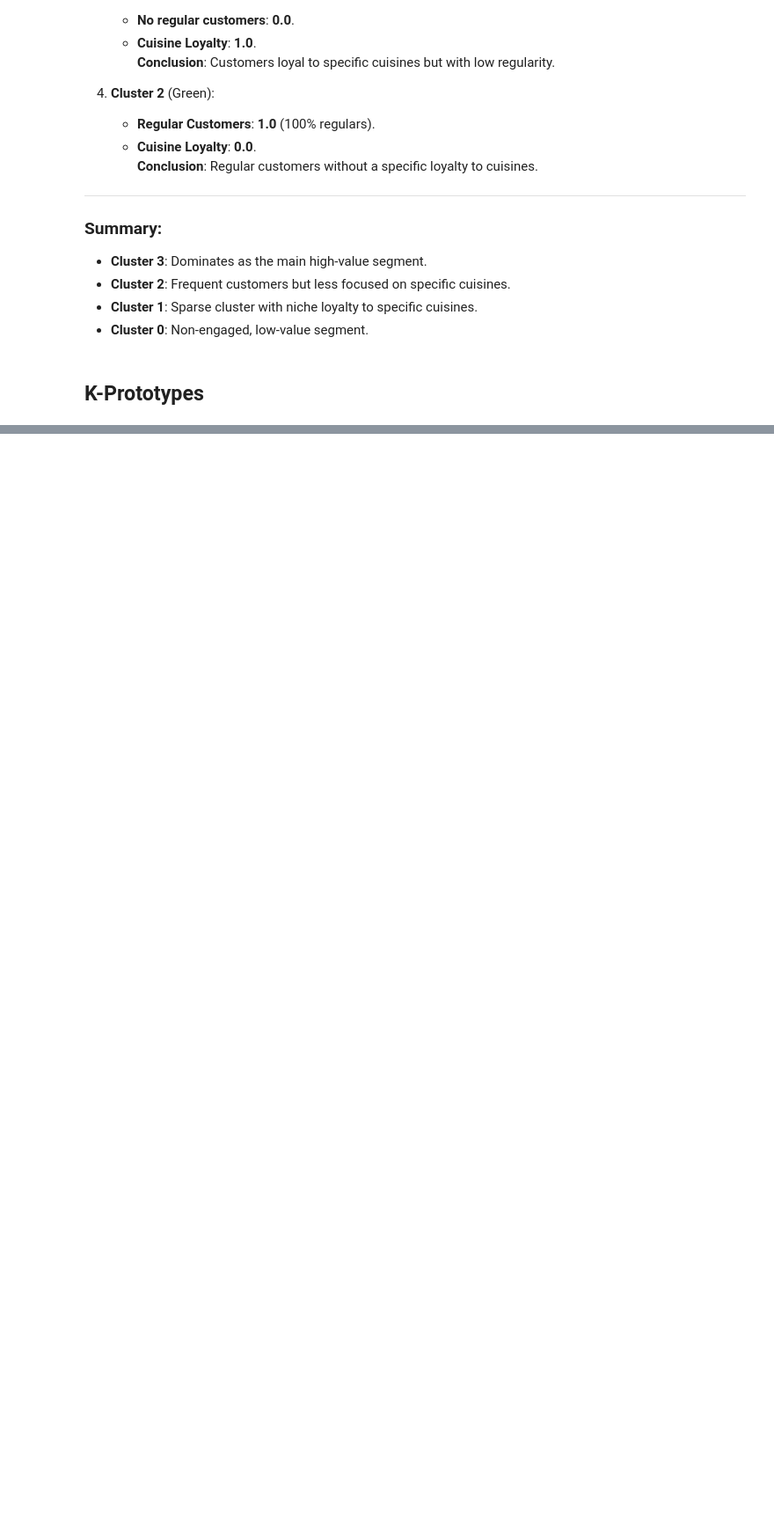
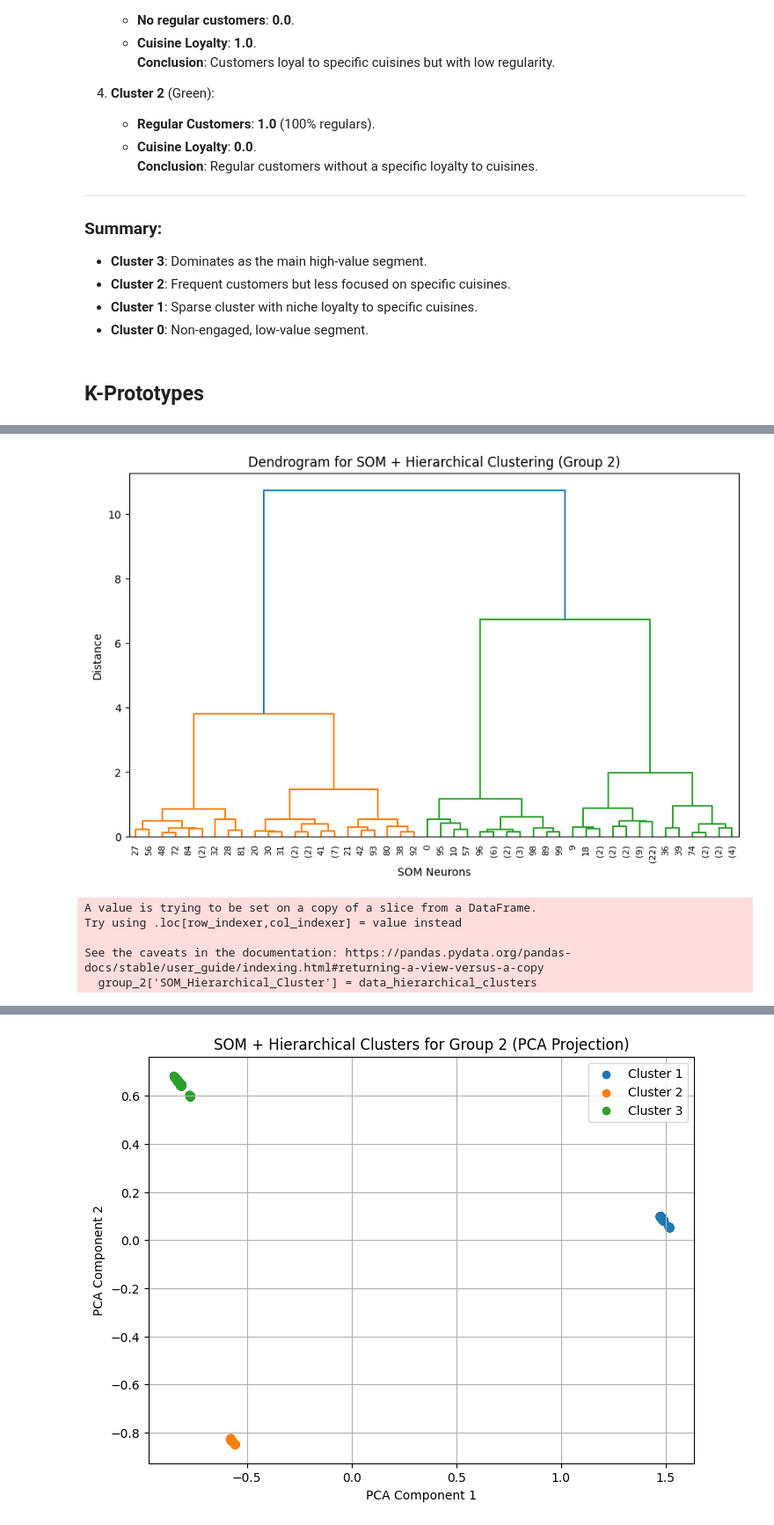
Before and after one commit to gugaaa1904/Data_Mining, a Jupyter notebook: Group 51 Clustering.ipynb, the cells around one changed output, grey strips where cells are left out. Shown at 88% size. Saved outputs shown, nothing was run; the diff lists cells and outputs as text; code cells hidden in the pictures; blank space fills up the shorter version.

```diff
--- a/Group 51 Clustering.ipynb
+++ b/Group 51 Clustering.ipynb
@@ -928,0 +1306,76 @@ Silhouette Score for K-Prototypes Clustering: -0.006480644346871196
+# %%
+from scipy.cluster.hierarchy import dendrogram, linkage, fcluster
+from minisom import MiniSom
+import matplotlib.pyplot as plt
+import numpy as np
+
+# Step 1: Train the SOM
+som_grid_x = 10  # SOM grid size (rows)
+som_grid_y = 10  # SOM grid size (columns)
+learning_rate = 0.5
+sigma = 1.0
+
+# Initialize and train the SOM
+som = MiniSom(x=som_grid_x, y=som_grid_y, input_len=group_2.shape[1], sigma=sigma, learning_rate=learning_rate)
+som.random_weights_init(group_2.values)
+som.train_random(group_2.values, num_iteration=1000)
+
+# Step 2: Extract SOM neuron weights
+som_weights = som.get_weights()
+som_weights_reshaped = som_weights.reshape(-1, group_2.shape[1])  # Flatten to 2D
+
+# Step 3: Apply Hierarchical Clustering to SOM neuron weights
+linkage_matrix = linkage(som_weights_reshaped, method='ward')
+
+# Plot the dendrogram
+plt.figure(figsize=(10, 6))
+dendrogram(linkage_matrix, truncate_mode="level", p=5)
+plt.title("Dendrogram for SOM + Hierarchical Clustering (Group 2)")
+plt.xlabel("SOM Neurons")
+plt.ylabel("Distance")
+plt.show()
+
+# Step 4: Select the number of clusters (replace k based on the dendrogram observation)
+optimal_k = 3  # Change this based on dendrogram
+hierarchical_labels = fcluster(linkage_matrix, optimal_k, criterion='maxclust')
+
+# Step 5: Map data points to hierarchical clusters based on BMUs
+data_hierarchical_clusters = []
+for row in group_2.values:
+    winner_coords = som.winner(row)  # Find BMU
+    winner_index = winner_coords[0] * som_grid_y + winner_coords[1]
+    data_hierarchical_clusters.append(hierarchical_labels[winner_index])
+
+# Add cluster labels to the original dataset
+group_2['SOM_Hierarchical_Cluster'] = data_hierarchical_clusters
+
+# Step 6: Summarize Cluster Characteristics
+group_2_summary = group_2.groupby('SOM_Hierarchical_Cluster').mean()
+print("Cluster Summary (SOM + Hierarchical Clustering):")
+print(group_2_summary)
+
+# Step 7: Visualize Clusters using PCA
+from sklearn.decomposition import PCA
+
+pca = PCA(n_components=2)
+group_2_pca = pca.fit_transform(group_2.drop(columns=['SOM_Hierarchical_Cluster']))
+
+plt.figure(figsize=(8, 6))
+for cluster in range(1, optimal_k + 1):
+    plt.scatter(group_2_pca[group_2['SOM_Hierarchical_Cluster'] == cluster, 0],
+                group_2_pca[group_2['SOM_Hierarchical_Cluster'] == cluster, 1],
+                label=f'Cluster {cluster}')
+
+plt.title("SOM + Hierarchical Clusters for Group 2 (PCA Projection)")
+plt.xlabel("PCA Component 1")
+plt.ylabel("PCA Component 2")
+plt.legend()
+plt.grid(True)
+plt.show()
+# %% [output]
+[figure, added]
+A value is trying to be set on a copy of a slice from a DataFrame.
+Try using .loc[row_indexer,col_indexer] = value instead
+
+See the caveats in the documentation: https://pandas.pydata.org/pandas-docs/stable/user_guide/indexing.html#returning-a-view-versus-a-copy
+  group_2['SOM_Hierarchical_Cluster'] = data_hierarchical_clusters
@@ -928,0 +1399 @@ Silhouette Score for K-Prototypes Clustering: -0.006480644346871196
+[figure, added]
```
Also changed, not shown: parts of 23 cells of this notebook.
